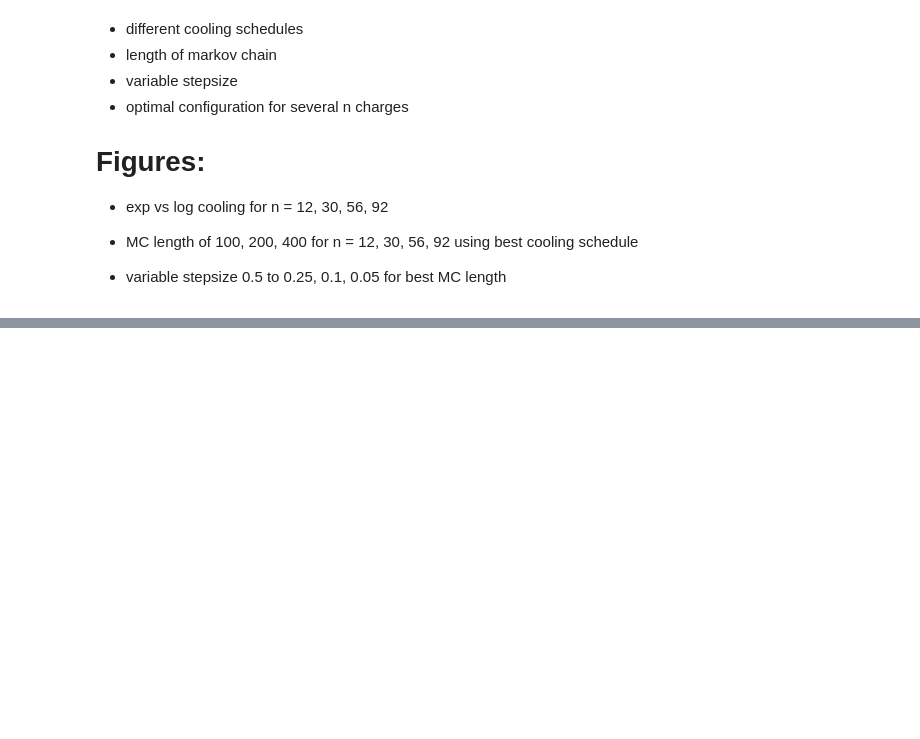
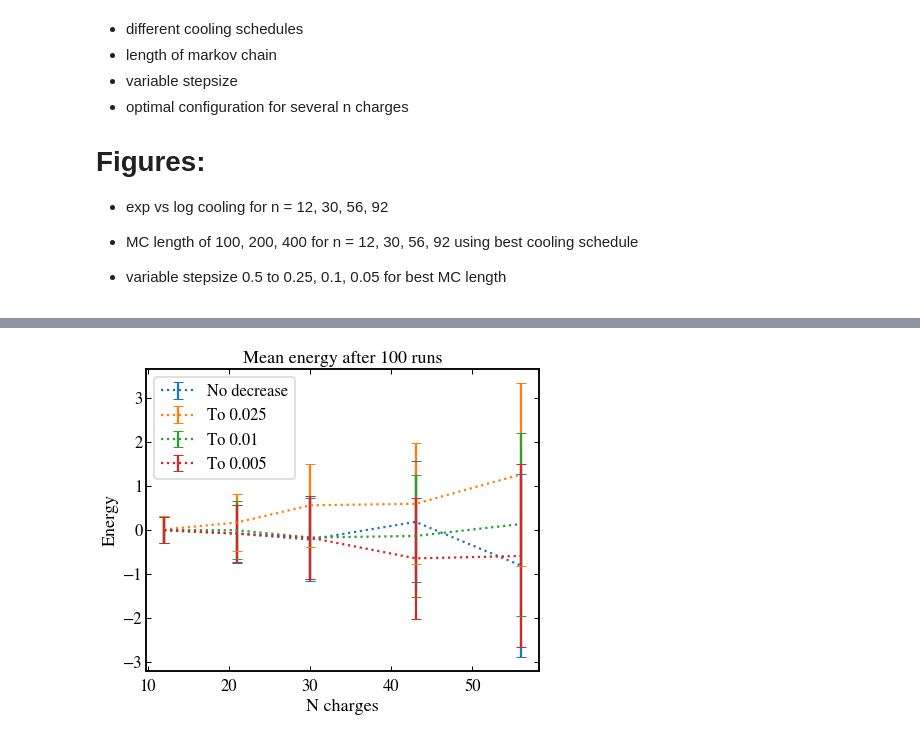
Before and after one commit to jasperw1999/SA-ChargeConfig, a Jupyter notebook: full_notbook.ipynb, the cells around one changed output, grey strips where cells are left out. Saved outputs shown, nothing was run; the diff lists cells and outputs as text; code cells hidden in the pictures; blank space fills up the shorter version.

```diff
--- a/full_notbook.ipynb
+++ b/full_notbook.ipynb
@@ -361,7 +502,8 @@ for n_charges in n_charges_range:
     )
 
     # run the simulation
-    cc.run()
+    # cc.run()
+    cc.run_without_selection()
 
     # # produce image
     # savepath = f'figures/Var25_{n_charges}.pdf'
@@ -396,7 +559,8 @@ for n_charges in n_charges_range:
     )
 
     # run the simulation
-    cc.run()
+    # cc.run()
+    cc.run_without_selection()
 
     # # produce image
     # savepath = f'figures/Var1_{n_charges}.pdf'
@@ -430,7 +615,8 @@ for n_charges in n_charges_range:
     )
 
     # run the simulation
-    cc.run()
+    # cc.run()
+    cc.run_without_selection()
 
     # # produce image
     # savepath = f'figures/Var05_{n_charges}.pdf'
@@ -453,29 +667,38 @@ df
 # %%
 
 varias = np.zeros((len(n_charges_range), 4))
 means = np.zeros((len(n_charges_range), 4))
 stds = np.zeros((len(n_charges_range), 4))
 
 for i, result_dict in enumerate([results_400_test, results_var25_test, results_var1_test, results_var05_test]):
     for j, n_charges in enumerate(n_charges_range):
         means[j][i] = result_dict[n_charges]['min_energy']
         stds[j][i] = result_dict[n_charges]['std_energy']
         varias[j][i] = result_dict[n_charges]['variability']
 
 
-plt.title('Variability')
-plt.plot(n_charges_range, varias[:, 0] - varias.mean(axis=1), label='No descrease')
-plt.plot(n_charges_range, varias[:, 1] - varias.mean(axis=1), label='To 0.025')
-plt.plot(n_charges_range, varias[:, 2] - varias.mean(axis=1), label='To 0.01')
-plt.plot(n_charges_range, varias[:, 3] - varias.mean(axis=1), label='To 0.005')
-plt.legend()
-plt.show()
+
+# plt.title('Variability')
+# plt.plot(n_charges_range, varias[:, 0] - varias.mean(axis=1), label='No descrease')
+# plt.plot(n_charges_range, varias[:, 1] - varias.mean(axis=1), label='To 0.025')
+# plt.plot(n_charges_range, varias[:, 2] - varias.mean(axis=1), label='To 0.01')
+# plt.plot(n_charges_range, varias[:, 3] - varias.mean(axis=1), label='To 0.005')
+# plt.legend()
+# plt.show()
 
 
-plt.title('Energy')
-plt.errorbar(n_charges_range, means[:, 0] - means.mean(axis=1), stds[:, 0], capsize=5, label='No decrease')
-plt.errorbar(n_charges_range, means[:, 1] - means.mean(axis=1), stds[:, 0], capsize=5, label='To 0.025')
-plt.errorbar(n_charges_range, means[:, 2] - means.mean(axis=1), stds[:, 0], capsize=5, label='To 0.01')
-plt.errorbar(n_charges_range, means[:, 3] - means.mean(axis=1), stds[:, 0], capsize=5, label='To 0.005')
+plt.figure(figsize=(8, 7))
+plt.errorbar(n_charges_range, means[:, 0] - means.mean(axis=1), stds[:, 0], capsize=5, label='No decrease', ls=':')
+plt.errorbar(n_charges_range, means[:, 1] - means.mean(axis=1), stds[:, 0], capsize=5, label='To 0.025', ls=':')
+plt.errorbar(n_charges_range, means[:, 2] - means.mean(axis=1), stds[:, 0], capsize=5, label='To 0.01', ls=':')
+plt.errorbar(n_charges_range, means[:, 3] - means.mean(axis=1), stds[:, 0], capsize=5, label='To 0.005', ls=':')
 plt.legend()
+plt.title('Mean energy after 100 runs')
+# plt.xlim(min(n_charges_range), max(n_charges_range))
+plt.xlabel('N charges')
+plt.ylabel('Energy')
+plt.tight_layout()
+plt.savefig('figures/test_decrease.pdf')
 plt.show()
+# %% [output]
+[figure, added]
```
Also changed, not shown: parts of 18 cells of this notebook, 14 other files.
